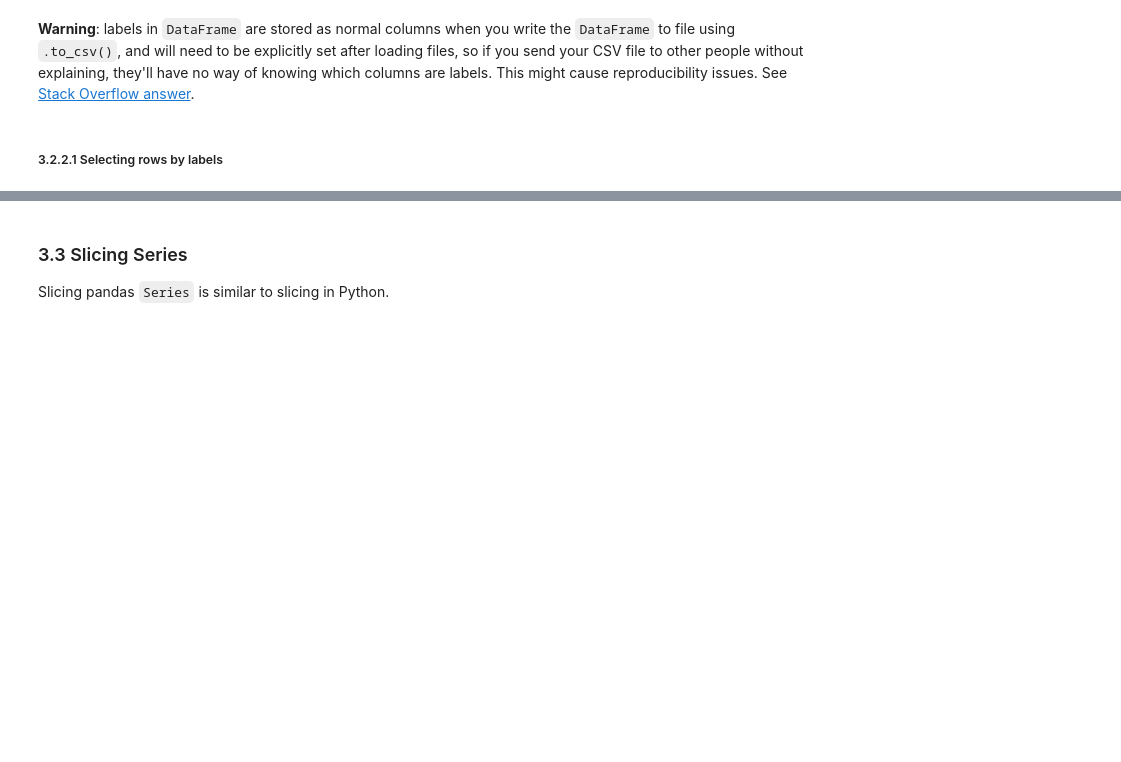
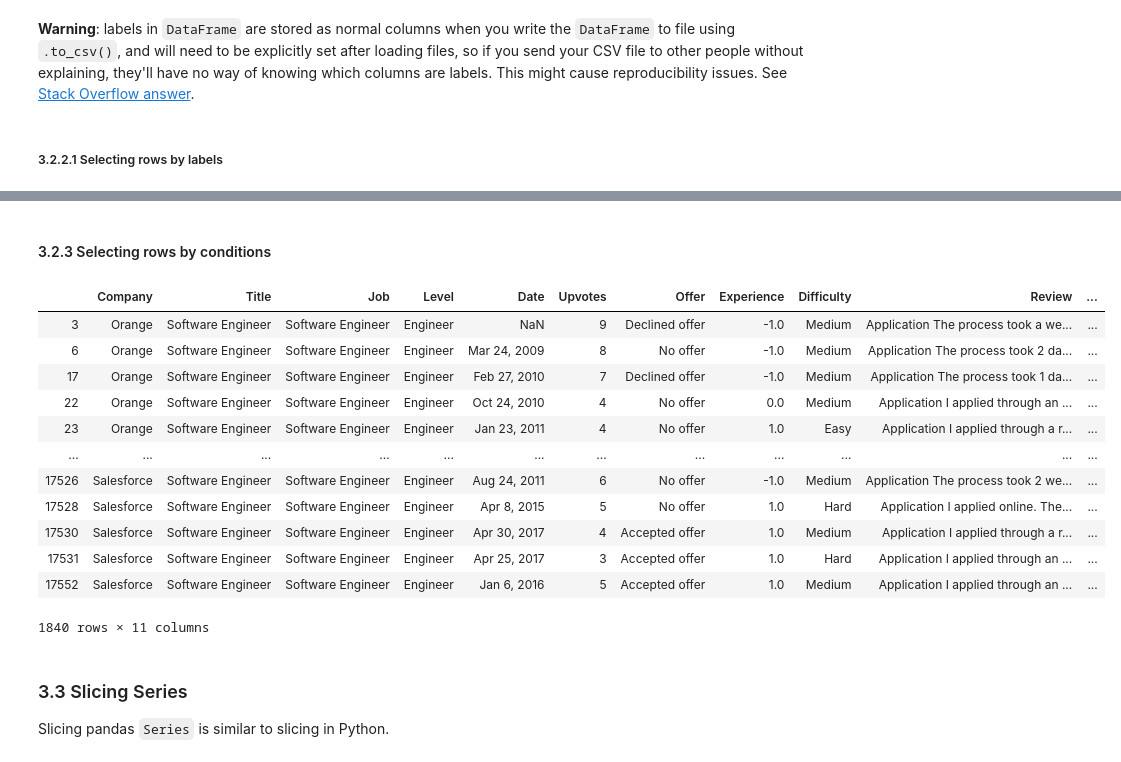
Before and after one commit to luffy2106/pandas, a Jupyter notebook: just-pandas-things.ipynb, the cells around one changed output, grey strips where cells are left out. Cells and saved outputs as stored; diff of their text form; code cells hidden in the pictures; blank space fills up the shorter version.

Commit message:
update select dataframe by condition

```diff
--- a/just-pandas-things.ipynb
+++ b/just-pandas-things.ipynb
@@ -472,3 +473,28 @@ df
+# %% [markdown]
+#### 3.2.3 Selecting rows by conditions
+# %%
+# Create variable with TRUE if job title is "Software Engineer"
+software_engineer = df['Title'] == "Software Engineer"
+
+# Create variable with TRUE if upvotes is greater than 2
+upvotes = df['Upvotes'] > 2
+
+# Select all cases where job title is "Software Engineer" and upvotes is greater than 2
+df[software_engineer & upvotes]
+# %% [output]
+|  | Company | Title | Job | Level | Date | Upvotes | Offer | Experience | Difficulty | Review | ... |
+| 3 | Orange | Software Engineer | Software Engineer | Engineer | NaN | 9 | Declined offer | -1.0 | Medium | Application The process took a we... | ... |
+| 6 | Orange | Software Engineer | Software Engineer | Engineer | Mar 24, 2009 | 8 | No offer | -1.0 | Medium | Application The process took 2 da... | ... |
+| 17 | Orange | Software Engineer | Software Engineer | Engineer | Feb 27, 2010 | 7 | Declined offer | -1.0 | Medium | Application The process took 1 da... | ... |
+| 22 | Orange | Software Engineer | Software Engineer | Engineer | Oct 24, 2010 | 4 | No offer | 0.0 | Medium | Application I applied through an ... | ... |
+| 23 | Orange | Software Engineer | Software Engineer | Engineer | Jan 23, 2011 | 4 | No offer | 1.0 | Easy | Application I applied through a r... | ... |
+| ... | ... | ... | ... | ... | ... | ... | ... | ... | ... | ... | ... |
+| 17526 | Salesforce | Software Engineer | Software Engineer | Engineer | Aug 24, 2011 | 6 | No offer | -1.0 | Medium | Application The process took 2 we... | ... |
+| 17528 | Salesforce | Software Engineer | Software Engineer | Engineer | Apr 8, 2015 | 5 | No offer | 1.0 | Hard | Application I applied online. The... | ... |
+| 17530 | Salesforce | Software Engineer | Software Engineer | Engineer | Apr 30, 2017 | 4 | Accepted offer | 1.0 | Medium | Application I applied through a r... | ... |
+| 17531 | Salesforce | Software Engineer | Software Engineer | Engineer | Apr 25, 2017 | 3 | Accepted offer | 1.0 | Hard | Application I applied through an ... | ... |
+| 17552 | Salesforce | Software Engineer | Software Engineer | Engineer | Jan 6, 2016 | 5 | Accepted offer | 1.0 | Medium | Application I applied through an ... | ... |
+1840 rows × 11 columns
 # %% [markdown]
 ### 3.3 Slicing Series
 Slicing pandas `Series` is similar to slicing in Python.
```
Also changed, not shown: parts of 19 cells of this notebook.
